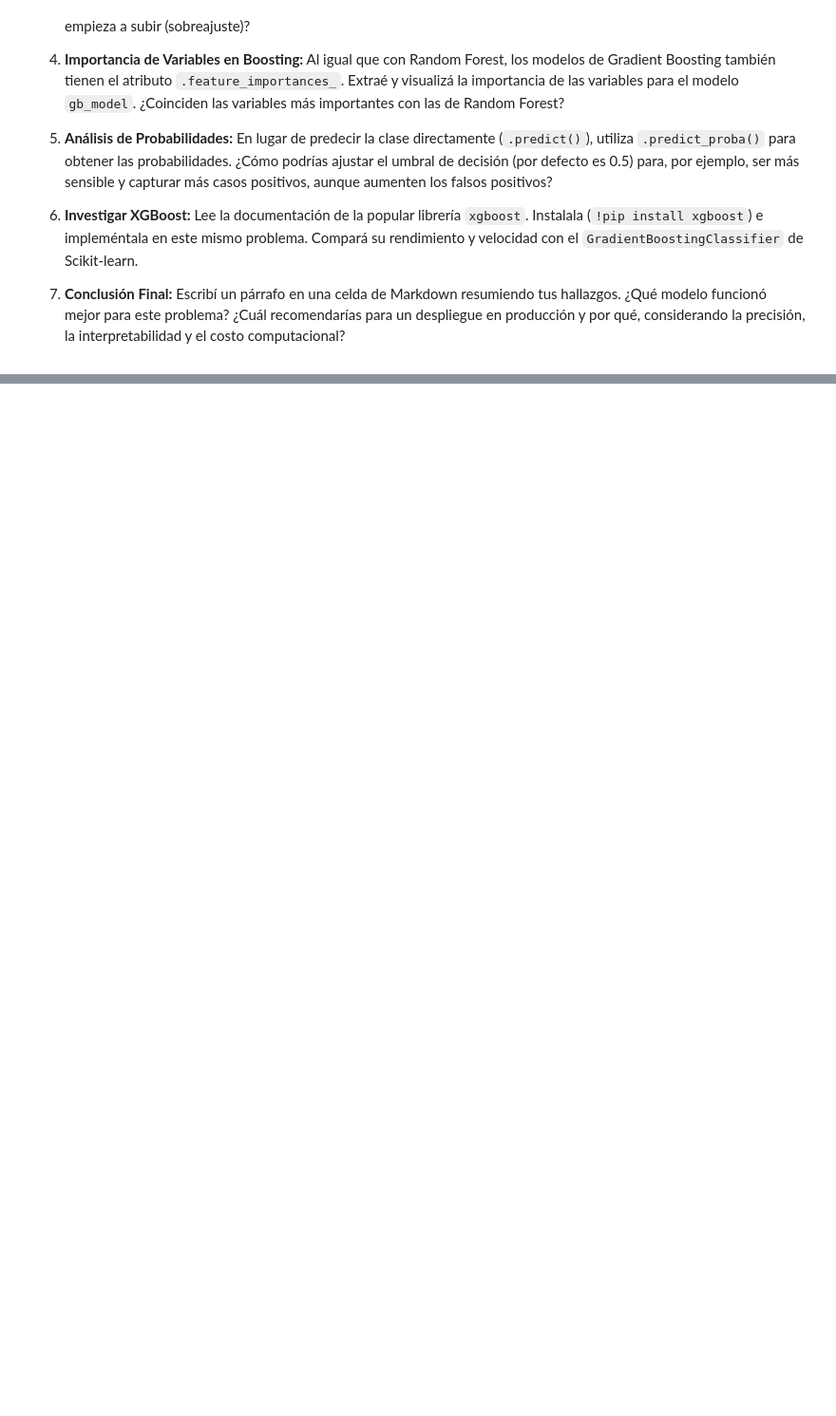
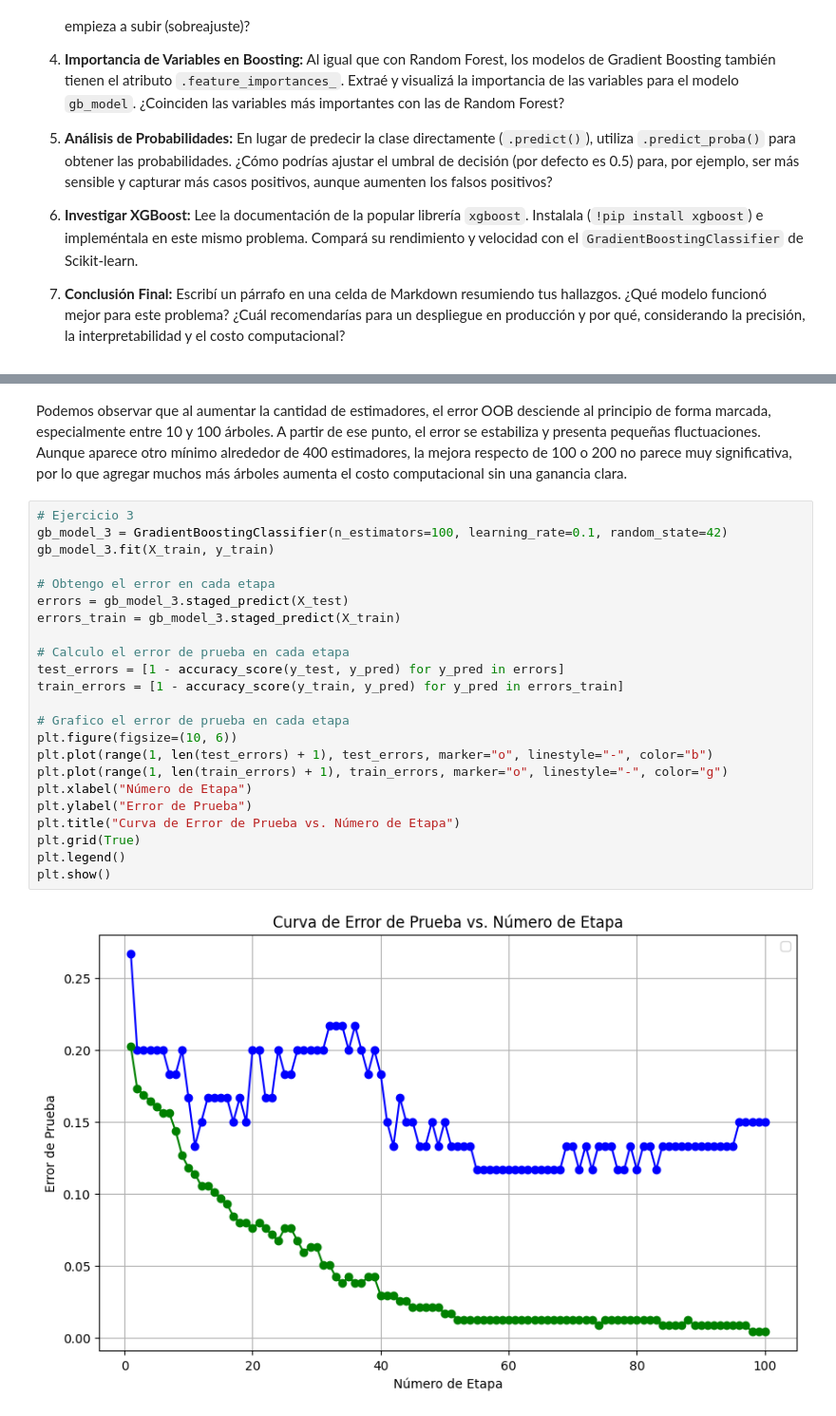
Before and after one commit to nicolassansolini-prog/Automatizacion-1---MIA-2026, a Jupyter notebook: tp6/notebook_06.ipynb, the cells around one changed output, grey strips where cells are left out. Shown at 95% size. Drawn from its saved outputs; the diff is of its cells as text; blank space fills up the shorter version.

```diff
--- a/tp6/notebook_06.ipynb
+++ b/tp6/notebook_06.ipynb
@@ -679,0 +772,27 @@ A continuación, se proponen ejercicios para profundizar los conceptos vistos y
+# %% [markdown]
+Podemos observar que al aumentar la cantidad de estimadores, el error OOB desciende al principio de forma marcada, especialmente entre 10 y 100 árboles. A partir de ese punto, el error se estabiliza y presenta pequeñas fluctuaciones. Aunque aparece otro mínimo alrededor de 400 estimadores, la mejora respecto de 100 o 200 no parece muy significativa, por lo que agregar muchos más árboles aumenta el costo computacional sin una ganancia clara.
+# %%
+# Ejercicio 3
+gb_model_3 = GradientBoostingClassifier(n_estimators=100, learning_rate=0.1, random_state=42)
+gb_model_3.fit(X_train, y_train)
+
+# Obtengo el error en cada etapa
+errors = gb_model_3.staged_predict(X_test)
+errors_train = gb_model_3.staged_predict(X_train)
+
+# Calculo el error de prueba en cada etapa
+test_errors = [1 - accuracy_score(y_test, y_pred) for y_pred in errors]
+train_errors = [1 - accuracy_score(y_train, y_pred) for y_pred in errors_train]
+
+# Grafico el error de prueba en cada etapa
+plt.figure(figsize=(10, 6))
+plt.plot(range(1, len(test_errors) + 1), test_errors, marker="o", linestyle="-", color="b")
+plt.plot(range(1, len(train_errors) + 1), train_errors, marker="o", linestyle="-", color="g")
+plt.xlabel("Número de Etapa")
+plt.ylabel("Error de Prueba")
+plt.title("Curva de Error de Prueba vs. Número de Etapa")
+plt.grid(True)
+plt.legend()
+plt.show()
+# %% [output]
+[figure, added]
```
Also changed, not shown: parts of 16 cells of this notebook.
